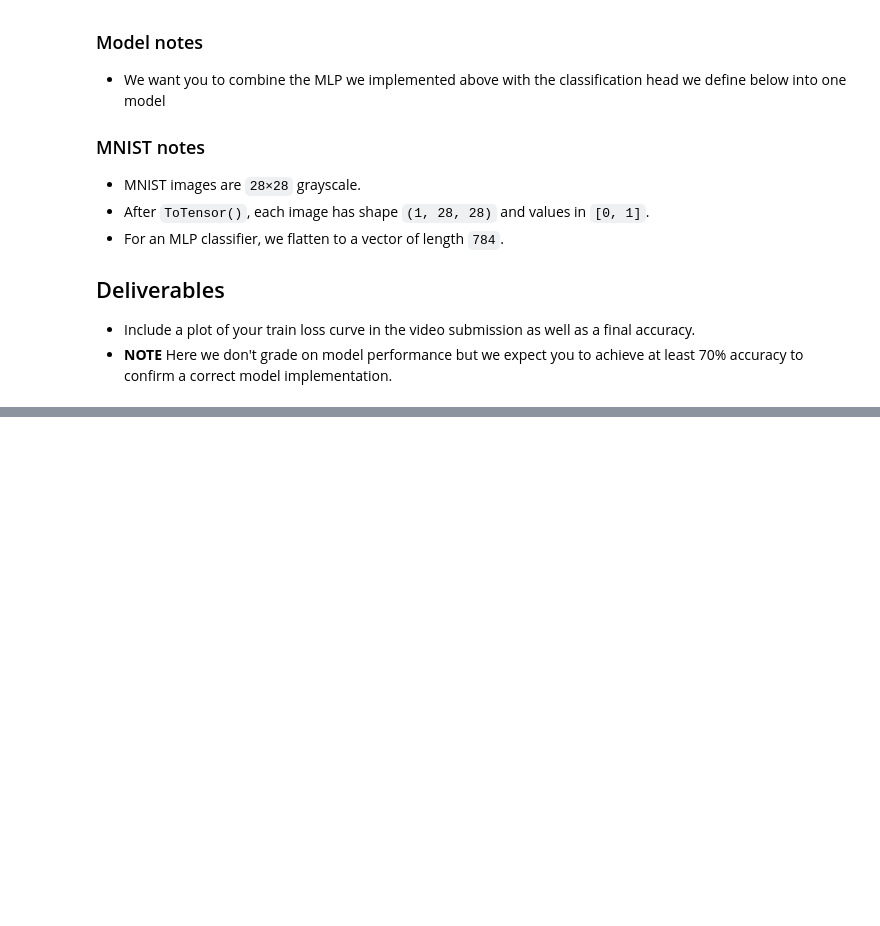
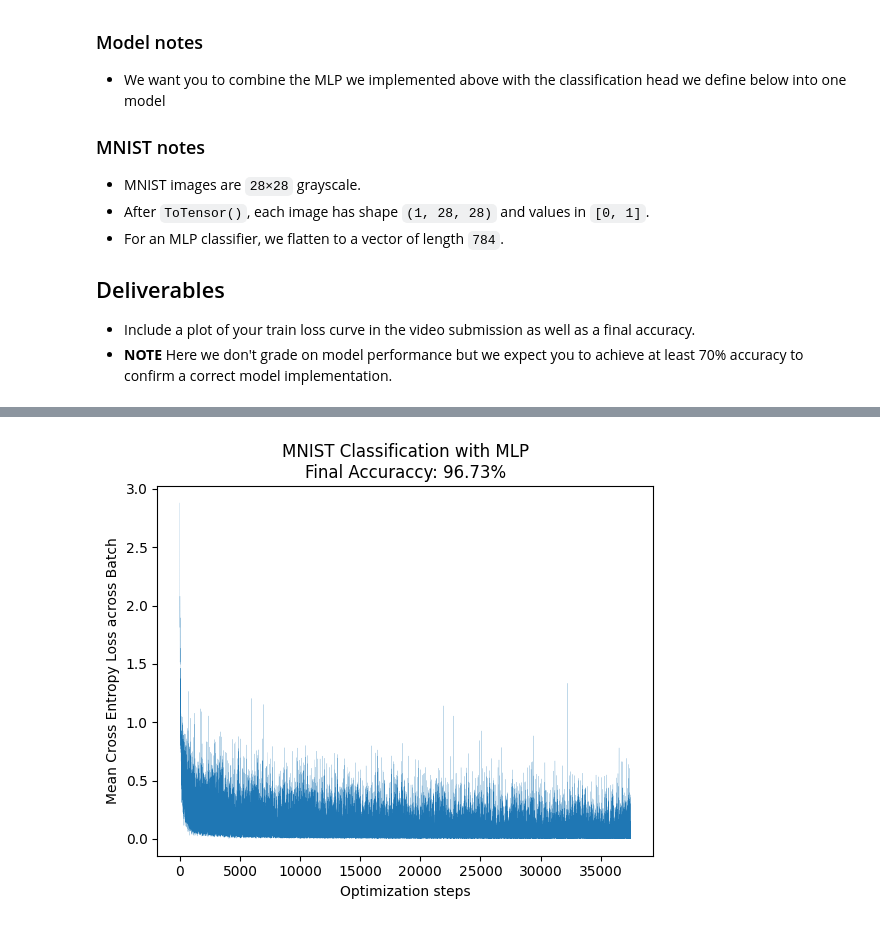
Before and after one commit to jeremiasbaur/robot-learning-ethz-2026, a Jupyter notebook: hw1_pytorch_tutorial/src/ex3.ipynb, the cells around one changed output, grey strips where cells are left out. Saved outputs shown, nothing was run; the diff lists cells and outputs as text; code cells hidden in the pictures; blank space fills up the shorter version.

Commit message:
ex3 done, ex4 started

```diff
--- a/hw1_pytorch_tutorial/src/ex3.ipynb
+++ b/hw1_pytorch_tutorial/src/ex3.ipynb
@@ -311,14 +322,12 @@ def cross_entropy_from_logits(
 class ClassificationHead(nn.Module):
     def __init__(self, d_in: int, num_classes: int):
         super().__init__()
-        # TODO: implement
-        raise NotImplementedError
+        self.mlp = MLP(d_in, 32, num_classes, 2, True)
 
     def forward(self, x: torch.Tensor) -> torch.Tensor:
         """
         x: (..., d_in)
         return: (..., num_classes) logits
         """
-        # TODO: implement
-        raise NotImplementedError
+        return self.mlp(x)
 # %%
@@ -349,5 +368,28 @@ def train_classifier(
     - call model.train() during training and model.eval() during evaluation
     - do not use torch.nn.CrossEntropyLoss (use your cross_entropy_from_logits)
     """
-    # TODO: implement
-    raise NotImplementedError
+
+    torch.manual_seed(seed)
+    optim = torch.optim.AdamW(model.parameters(), lr=lr)
+    losses = []
+    for e in range(epochs):
+        model.train()
+        for train, labels in train_data_loader:
+            optim.zero_grad()
+            pred = model(torch.flatten(train, start_dim=1))
+            loss = cross_entropy_from_logits(pred, labels)
+            loss.backward()
+            optim.step()
+            losses.append(loss.item())
+        model.eval()
+        acc = accuracy(test_data_loader, model)
+        print(f"Epoch {e}: Accuraccy: {acc}")
+
+    return losses
+# %%
+classifier = ClassificationHead(784, 10)
+lr = 1e-3
+epochs = 10
+seed = 0
+
+losses = train_classifier(classifier, train_dl, test_dl, lr, epochs, seed)
@@ -353,0 +407,10 @@ def train_classifier(
+# %%
+from matplotlib import pyplot as plt
+
+plt.plot(losses, linewidth=0.1)
+plt.xlabel("Optimization steps")
+plt.ylabel("Mean Cross Entropy Loss across Batch")
+plt.title("MNIST Classification with MLP\nFinal Accuraccy: 96.73%")
+plt.show()
+# %% [output]
+[figure, added]
```
Also changed, not shown: parts of 5 cells of this notebook, 1 other file.
